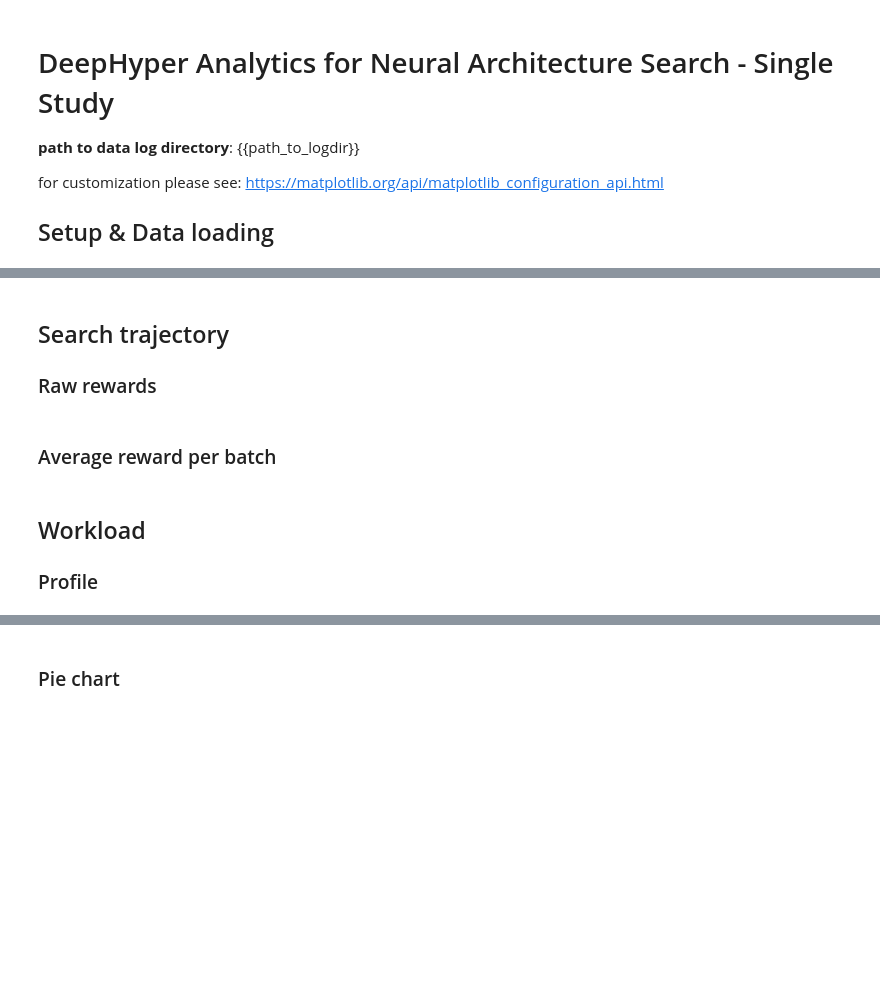
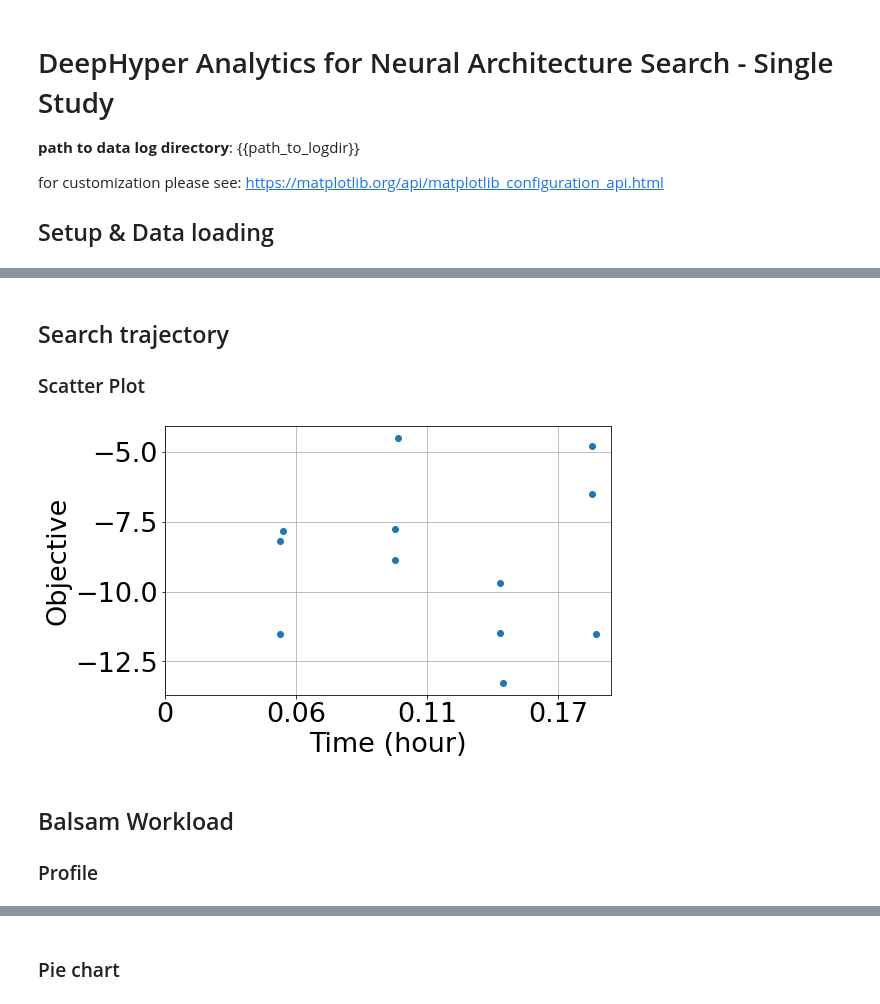
Before and after one commit to deephyper/deephyper, a Jupyter notebook: deephyper/core/plot/stub/nas-single.ipynb, the cells around one changed output, grey strips where cells are left out. Cells and saved outputs as stored; diff of their text form; code cells hidden in the pictures; blank space fills up the shorter version.

```diff
--- a/deephyper/core/plot/stub/nas-single.ipynb
+++ b/deephyper/core/plot/stub/nas-single.ipynb
@@ -85,0 +53,30 @@ except Exception as e:
+# %%
+width = 8
+height = width / 1.618
+
+fontsize = 27
+legend_font_size = 23
+# fontsize = 18
+# legend_font_size = 12
+matplotlib.rcParams.update(
+    {
+        "font.size": fontsize,
+        "figure.figsize": (width, height),
+        "figure.facecolor": "white",
+        "savefig.dpi": 72,
+        "figure.subplot.bottom": 0.125,
+        "figure.edgecolor": "white",
+        "xtick.labelsize": fontsize,
+        "ytick.labelsize": fontsize,
+        "lines.linewidth": 3,
+    }
+)
+
+@ticker.FuncFormatter
+def hour_major_formatter(x, pos):
+    x = float(f"{x/3600:.2f}")
+    if x % 1 == 0:
+        x = str(int(x))
+    else:
+        x = f"{x:.2f}"
+    return x
@@ -86,3 +117,5 @@ except Exception as e:
 # %% [markdown]
 ## Search trajectory
-### Raw rewards
+
+
+### Scatter Plot
@@ -116,2 +121,0 @@ plt.show()
-# %% [markdown]
-### Average reward per batch
@@ -129,4 +122,21 @@ plt.show()
+# %%
+plt.figure()
+
+plt.scatter(results_df.elapsed_sec, results_df.objective)
+
+plt.ylabel("Objective")
+plt.xlabel("Time (hour)")
+
+plt.xlim(0)
+
+ax = plt.gca()
+ax.xaxis.set_major_formatter(hour_major_formatter)
+
+plt.grid()
+plt.show()
+# %% [output]
+[figure, added]
 # %% [markdown]
-## Workload
+## Balsam Workload
 ### Profile
 # %%
```
Also changed, not shown: parts of 20 cells of this notebook, 1 other file.
